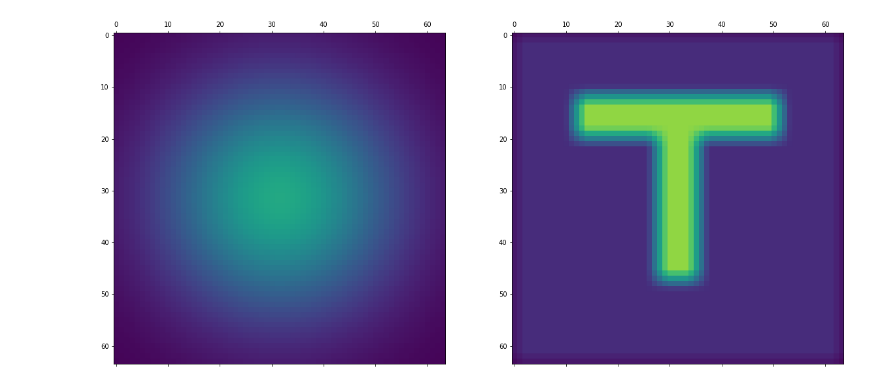
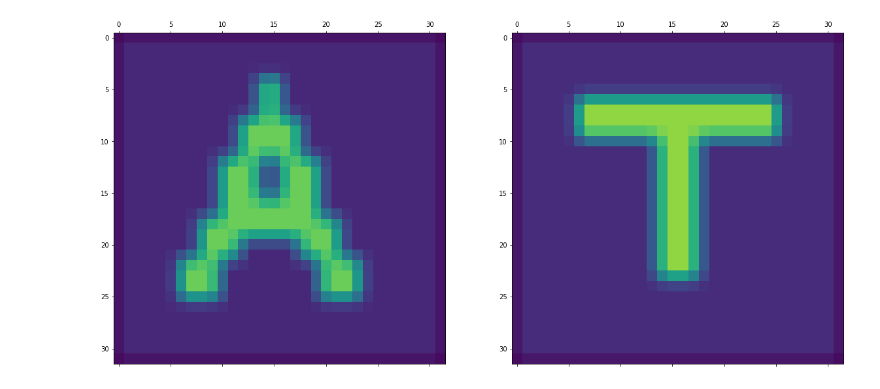
Before and after one commit to mao1756/pdot, a Jupyter notebook: OT.ipynb, the cells around one changed output. Drawn from its saved outputs; the diff is of its cells as text; code cells hidden in the pictures.

```diff
--- a/OT.ipynb
+++ b/OT.ipynb
@@ -6,7 +7,7 @@ import time
 import os
 os.environ['KMP_DUPLICATE_LIB_OK']='TRUE'
 # %%
-m=64
+m=32
 
 x = torch.linspace(-1,1,m)
 y = torch.linspace(-1,1,m)
@@ -18,9 +19,10 @@ for i in range(0,m):
 # %%
 mu_2 = load_dist("T.png",grid)
 G1=torch.Tensor([[2,0],[0,2]]).to(dtype=torchdtype, device=torchdeviceId)
-mu_1 = gaussian(0,0,G1,grid)
+mu_1 = load_dist("A.png",grid)
+#mu_1 = gaussian(0,0,G1,grid)
 plot_pair(mu_1,mu_2)
 # %% [output]
-[figure, old version]
+[figure, new version]
 # %%
 params=[]
```
Also changed, not shown: parts of 8 cells of this notebook, 4 other files.
